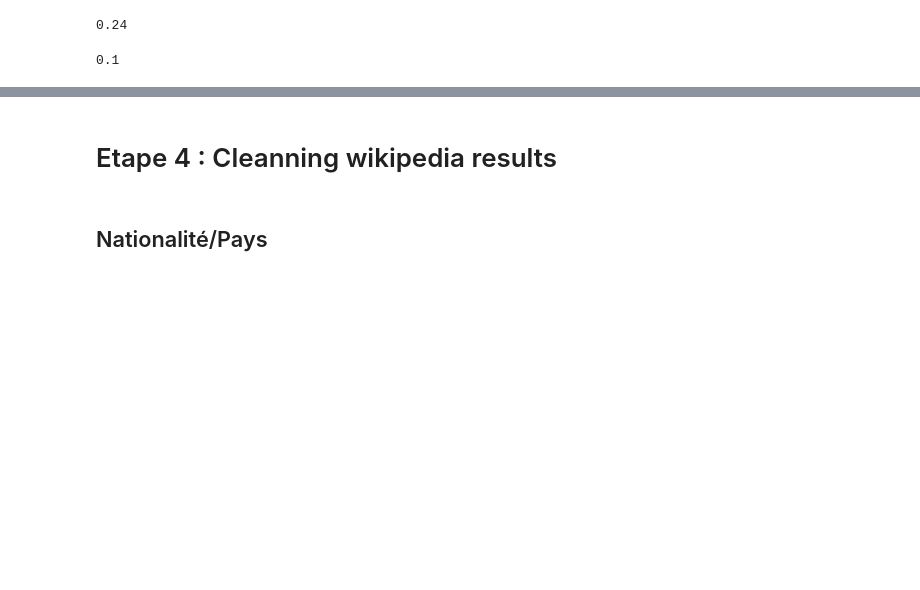
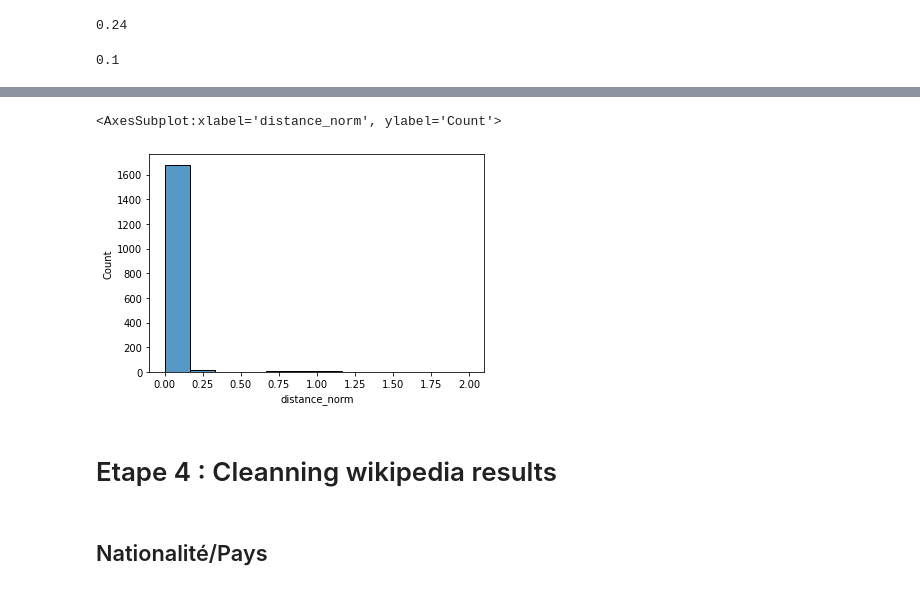
Before and after one commit to StundFR/PFE-Music-Analysis, a Jupyter notebook: stats.ipynb, the cells around one changed output, grey strips where cells are left out. Cells and saved outputs as stored; diff of their text form; code cells hidden in the pictures; blank space fills up the shorter version.

```diff
--- a/stats.ipynb
+++ b/stats.ipynb
@@ -121,6 +122,8 @@ np.round(artist[artist["Artist_wiki"].isna()].shape[0] / artist.shape[0], 2) # 2
 np.round(charts_c[charts_c["Artist_wiki"].isna()].shape[0]/charts_c.shape[0], 2) # 10% des musiques n'ont pas d'info sur leur artistes
 # %% [output]
 0.1
+# %%
+artist = artist[~artist["Artist_wiki"].isna()]
 # %%
 #On recalcul les distances entre les noms d'artistes et les pages wikipédia pour vérifier
 def calc_dist(artist, wiki):
@@ -144,3 +151,8 @@ KeyError: 'distance_norm'
+# %%
+sns.histplot(artist["distance_norm"])
+# %% [output]
+<AxesSubplot:xlabel='distance_norm', ylabel='Count'>
+[figure, added]
 # %% [markdown]
 # Etape 4 : Cleanning wikipedia results
 # %% [markdown]
```
Also changed, not shown: parts of 5 cells of this notebook.
